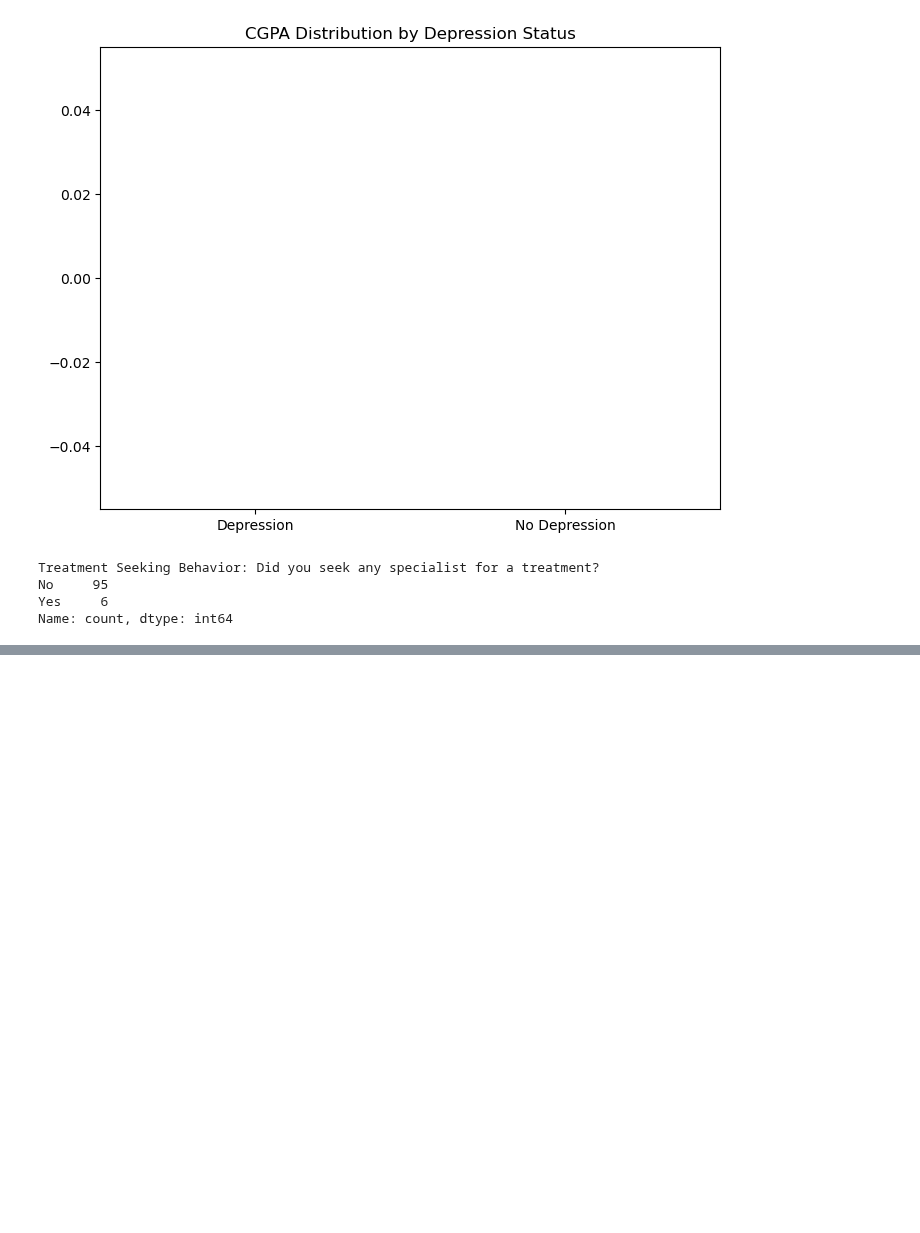
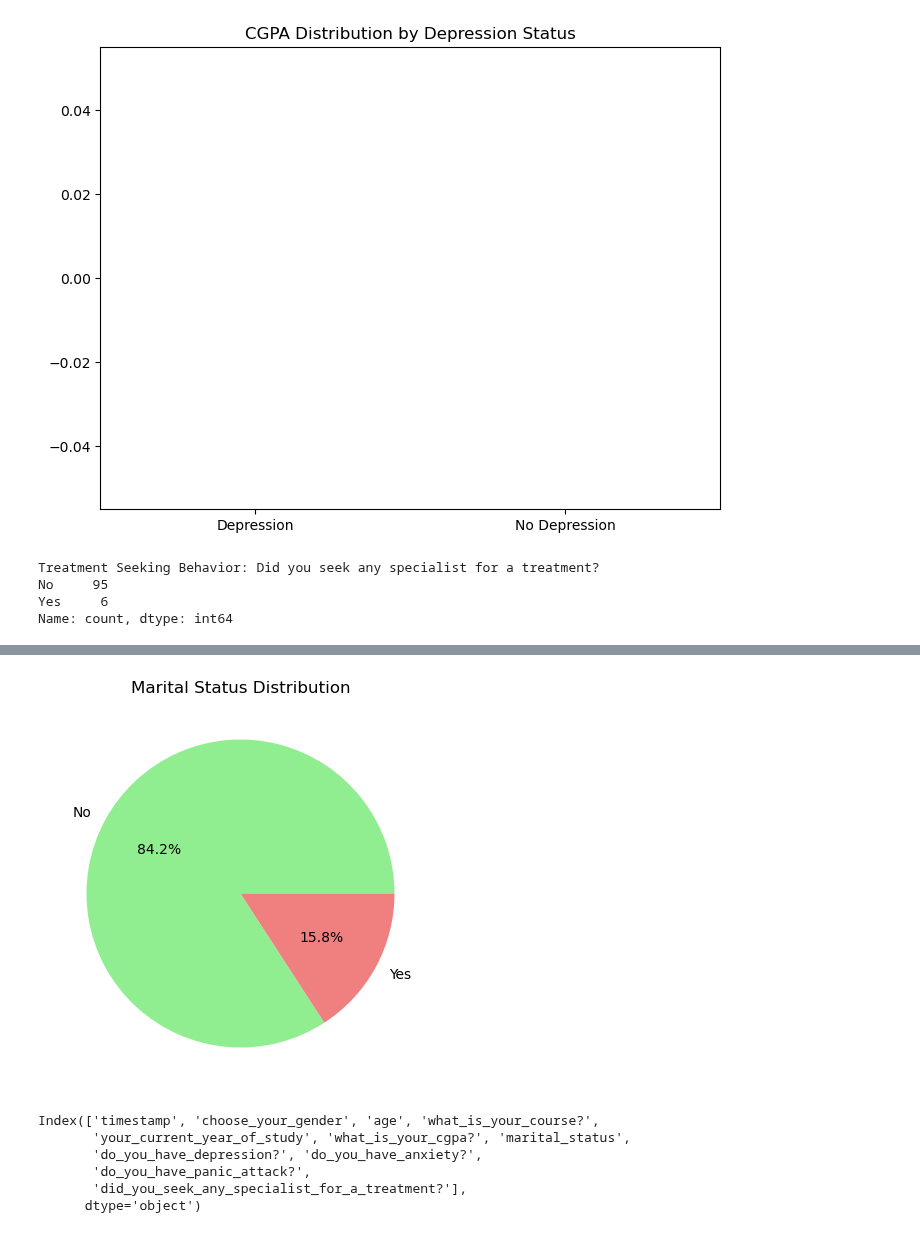
Before and after one commit to sofiaghulamnabi76-afk/YPDC-PROJECT, a Jupyter notebook: analysis.ipynb, the cells around one changed output, grey strips where cells are left out. Drawn from its saved outputs; the diff is of its cells as text; code cells hidden in the pictures; blank space fills up the shorter version.

```diff
--- a/analysis.ipynb
+++ b/analysis.ipynb
@@ -273,0 +348,23 @@ Name: count, dtype: int64
+# %%
+# 3. Pie Chart of Marital Status
+if 'marital_status' in df.columns:
+    plt.figure(figsize=(5,5))
+    df['marital_status'].value_counts().plot(kind='pie', autopct='%1.1f%%', colors=['lightgreen','lightcoral'])
+    plt.title("Marital Status Distribution")
+    plt.ylabel("")
+    plt.show()
+# %% [output]
+[figure, added]
+# %%
+#  MACHINE LEARNING MODEL TRAINING
+
+# Prepare data for ML
+ml_df = df.copy()
+print(ml_df.columns)
+# %% [output]
+Index(['timestamp', 'choose_your_gender', 'age', 'what_is_your_course?',
+       'your_current_year_of_study', 'what_is_your_cgpa?', 'marital_status',
+       'do_you_have_depression?', 'do_you_have_anxiety?',
+       'do_you_have_panic_attack?',
+       'did_you_seek_any_specialist_for_a_treatment?'],
+      dtype='object')
```
Also changed, not shown: parts of 11 cells of this notebook.
